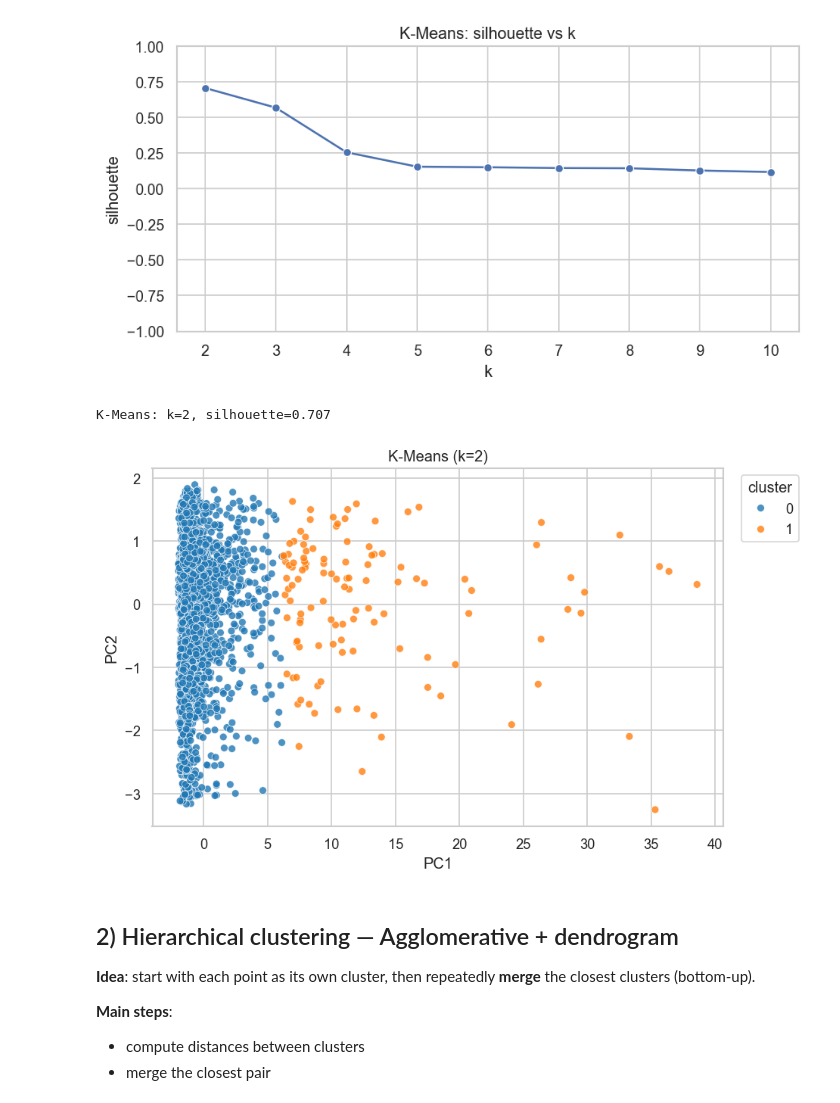
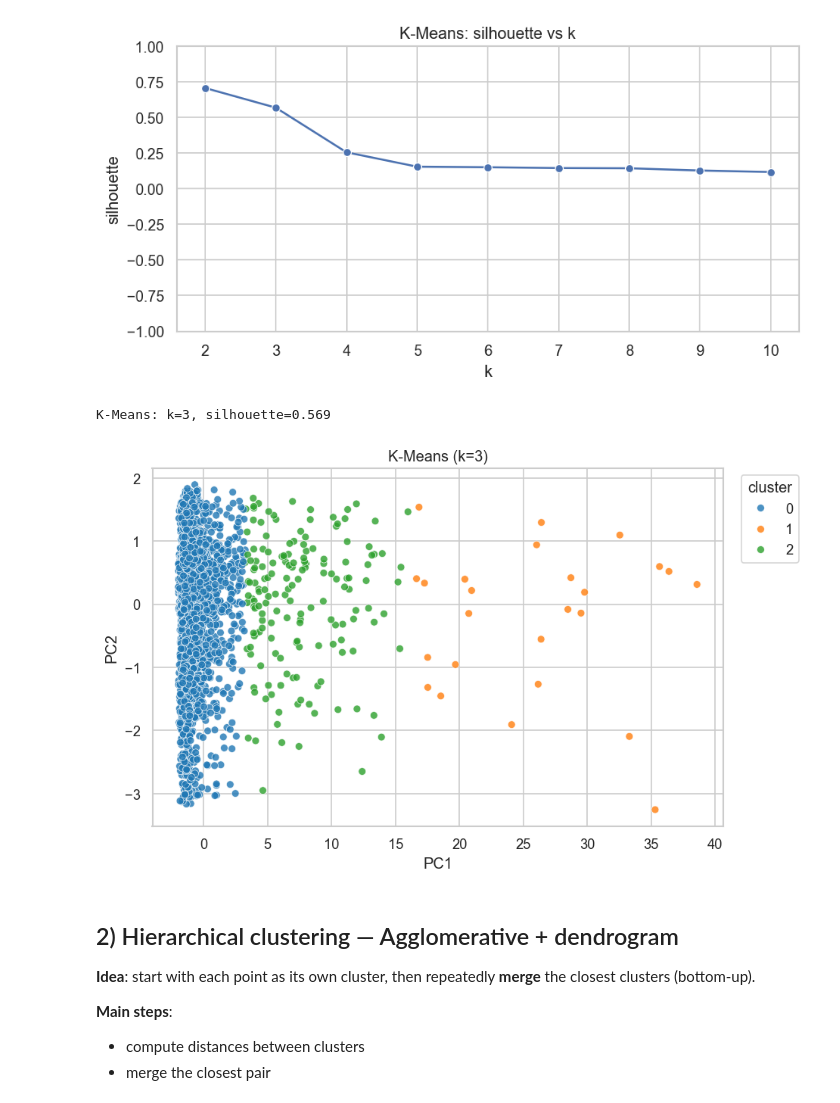
Before and after one commit to eamtcPROG/MLDM, a Jupyter notebook: lab1/lab1.ipynb, the cells around one changed output. Cells and saved outputs as stored; diff of their text form; code cells hidden in the pictures.

Commit message:
Update execution counts and K-Means parameters in Lab 1 notebook to reflect new analysis results, including changes to silhouette scores and cluster configurations.

```diff
--- a/lab1/lab1.ipynb
+++ b/lab1/lab1.ipynb
@@ -291,25 +291,25 @@ plot_silhouette_vs_k(
 # %%
 
 
 km_k, _ = best_k_by_silhouette(
     X,
     k_min=2,
     k_max=10,
     clusterer_factory=lambda kk: KMeans(n_clusters=kk, random_state=RANDOM_STATE, n_init="auto"),
 )
 if km_k is None:
     km_k = 2
-
+km_k =3
 kmeans = KMeans(n_clusters=km_k, random_state=RANDOM_STATE, n_init="auto")
 kmeans_labels = kmeans.fit_predict(X)
 
 kmeans_sil = safe_silhouette(X, kmeans_labels)
 print(f"K-Means: k={km_k}, silhouette={kmeans_sil:.3f}" if kmeans_sil is not None else f"K-Means: k={km_k}, silhouette=undefined")
 
 plot_clusters_2d(pca_df, kmeans_labels, title=f"K-Means (k={km_k})")
 # %% [output]
-K-Means: k=2, silhouette=0.707
+K-Means: k=3, silhouette=0.569
-[figure, old version]
+[figure, new version]
 # %% [markdown]
 ## 2) Hierarchical clustering — Agglomerative + dendrogram
 
```
Also changed, not shown: parts of 2 cells of this notebook, 2 other files.
